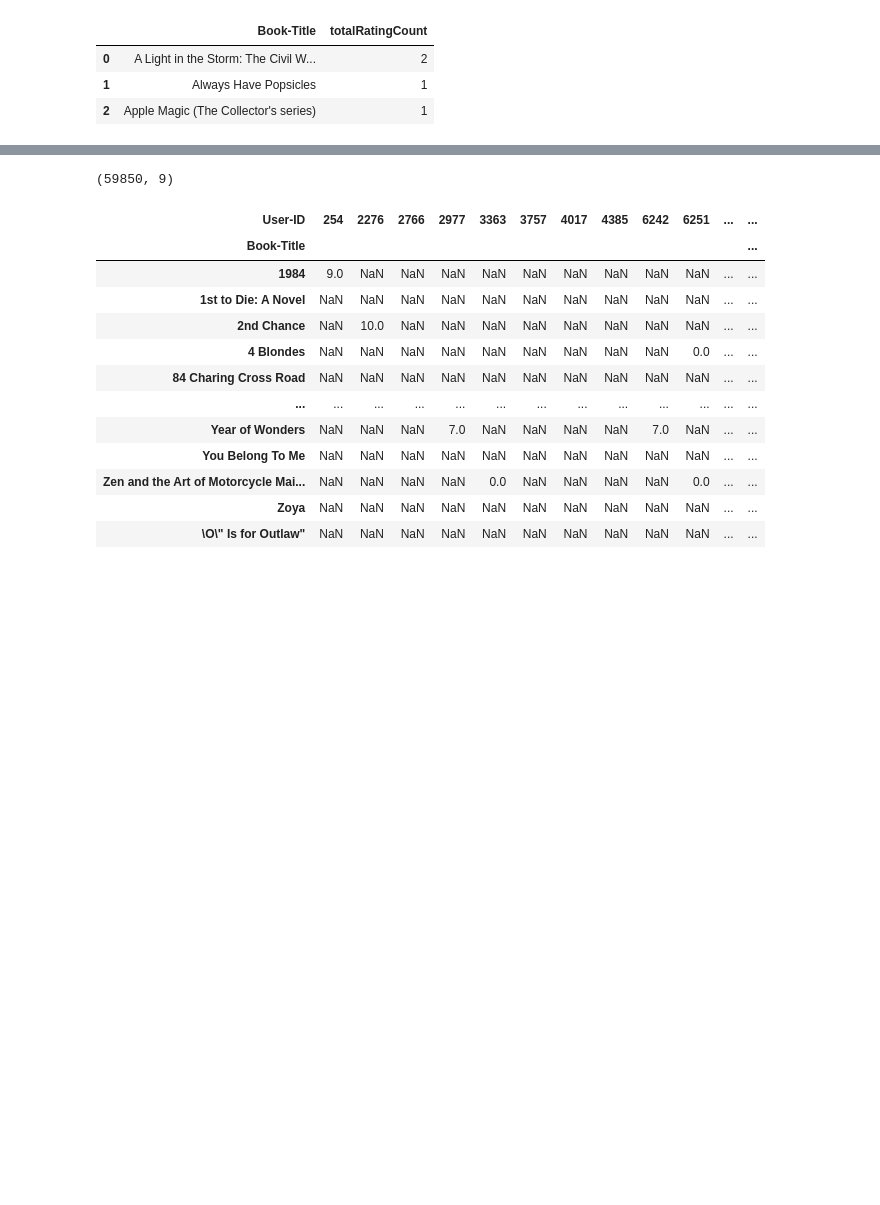
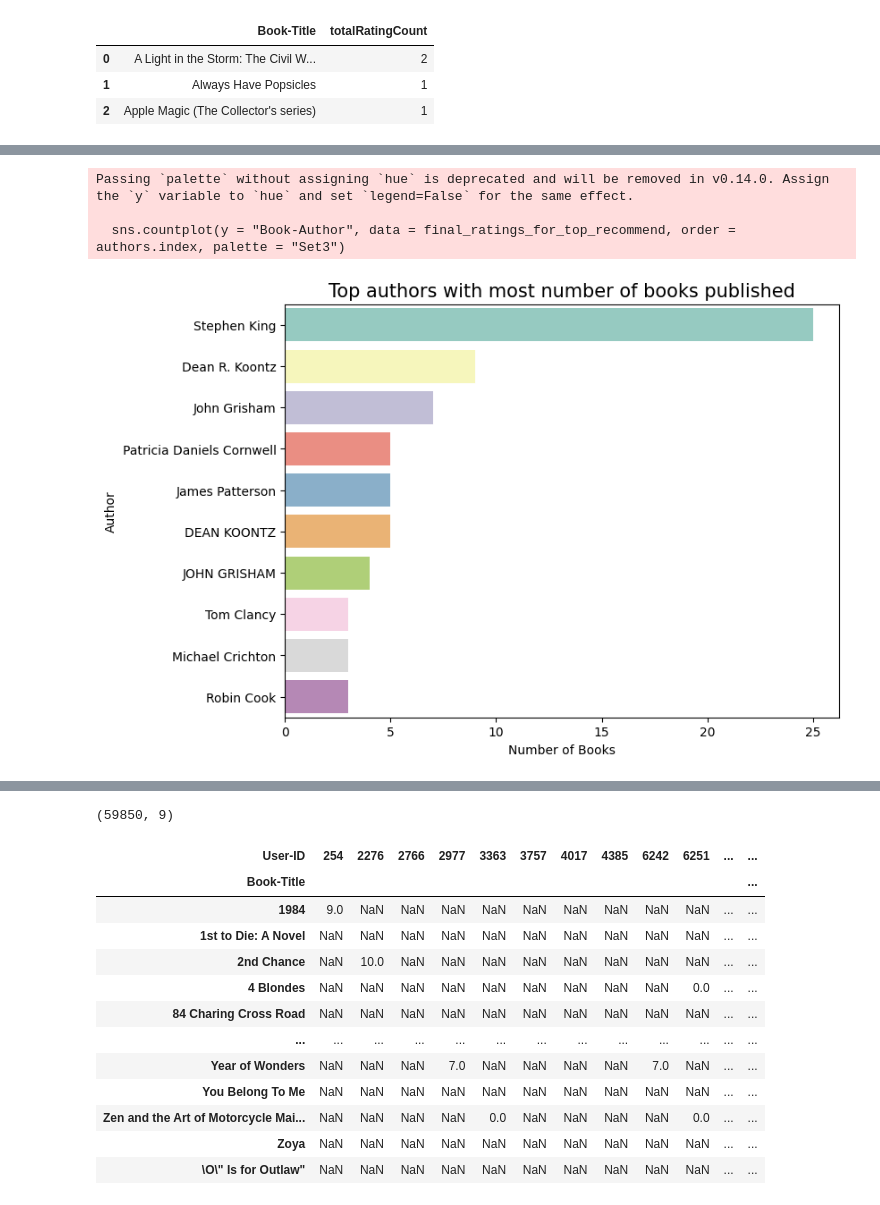
Before and after one commit to Royal1shrestha/Google_Collab, a Jupyter notebook: Reccomender_System.ipynb, the cells around one changed output, grey strips where cells are left out. Drawn from its saved outputs; the diff is of its cells as text; code cells hidden in the pictures; blank space fills up the shorter version.

```diff
--- a/Reccomender_System.ipynb
+++ b/Reccomender_System.ipynb
@@ -94,5 +150,6 @@ final_ratings.head(3)
 # %%
 final_ratings = final_ratings[final_ratings['totalRatingCount']>=50]
+ratings_for_top_recommend = ratings_for_top_recommend[ratings_for_top_recommend['totalRatingCount']>=50]
 final_ratings.head(3)
 # %% [output]
 |  | User-ID | ISBN | Book-Rating | Book-Title | Book-Author | Year-Of-Publication | Publisher | Image-URL-S | ... |
@@ -100,4 +157,5 @@ final_ratings.head(3)
 | 1 | 3363 | 002542730X | 0 | Politically Correct Bedtime Stori... | James Finn Garner | 1994 | John Wiley &amp; Sons Inc | http://images.amazon.com/images/P... | ... |
 | 2 | 11676 | 002542730X | 6 | Politically Correct Bedtime Stori... | James Finn Garner | 1994 | John Wiley &amp; Sons Inc | http://images.amazon.com/images/P... | ... |
 # %%
-final_ratings.drop_duplicates(['User-ID','Book-Title'], inplace=True)
+final_ratings.drop_duplicates(['Book-Title','User-ID'], inplace=True)
+ratings_for_top_recommend.drop_duplicates(['Book-Title'], inplace=True)
@@ -103,0 +169,6 @@ final_ratings.drop_duplicates(['User-ID','Book-Title'], inplace=True)
+# %%
+ratings_for_top_recommend_filter = ratings_for_top_recommend[ratings_for_top_recommend['numUsers']>=10]
+ratings_for_top_recommend_filter.loc[:, 'Avg-Rating'] = ratings_for_top_recommend_filter['totalRatingCount'] / ratings_for_top_recommend_filter['numUsers']
+ratings_for_top_recommend_filtered = ratings_for_top_recommend_filter.sort_values(by="Avg-Rating", ascending=False)
+final_ratings_for_top_recommend = ratings_for_top_recommend_filtered.merge(df_data,on="Book-Title")
+final_ratings_for_top_recommend.head(5)
@@ -103,0 +187,3 @@ final_ratings.drop_duplicates(['User-ID','Book-Title'], inplace=True)
+# %%
+authors = final_ratings_for_top_recommend['Book-Author'].value_counts().head(10)
+authors
@@ -103,0 +202,14 @@ final_ratings.drop_duplicates(['User-ID','Book-Title'], inplace=True)
+# %%
+# The top 10 authors with most number of books published:
+
+plt.figure(figsize=(8,6))
+sns.countplot(y = "Book-Author", data = final_ratings_for_top_recommend, order = authors.index, palette = "Set3")
+plt.title('Top authors with most number of books published', fontsize = 15)
+plt.xlabel('Number of Books')
+plt.ylabel('Author')
+plt.show()
+# %% [output]
+Passing `palette` without assigning `hue` is deprecated and will be removed in v0.14.0. Assign the `y` variable to `hue` and set `legend=False` for the same effect.
+
+  sns.countplot(y = "Book-Author", data = final_ratings_for_top_recommend, order = authors.index, palette = "Set3")
+[figure, added]
```
Also changed, not shown: parts of 34 cells of this notebook.
